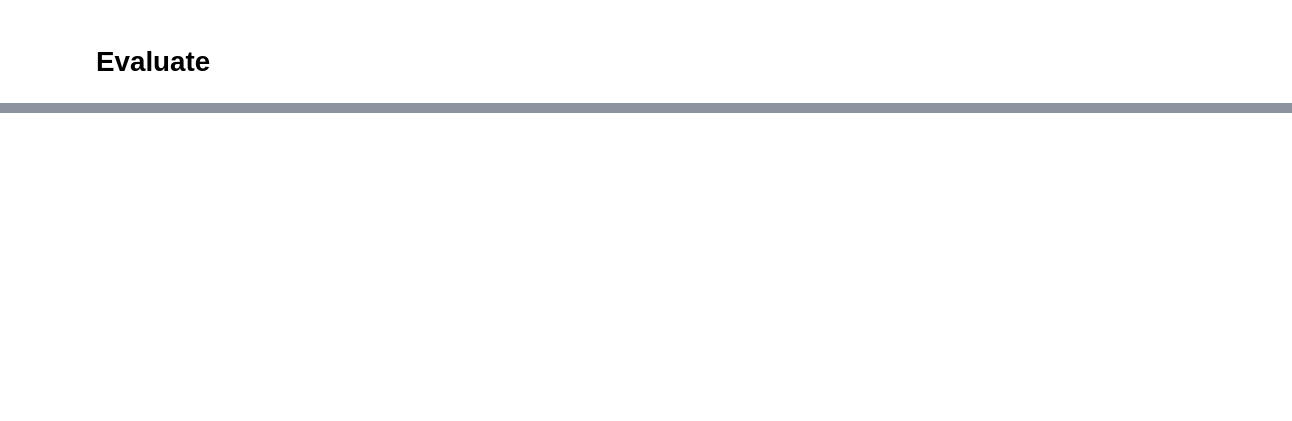
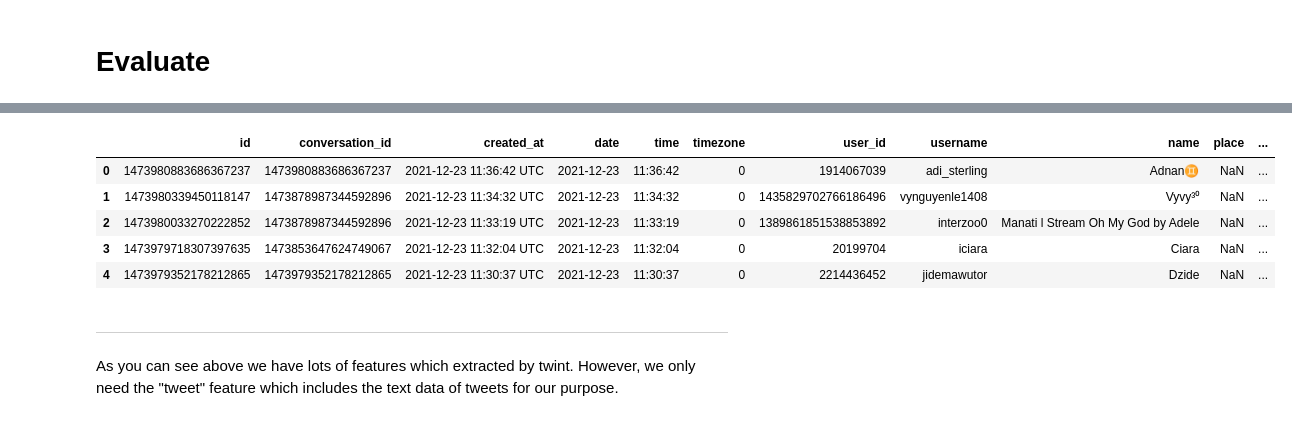
Before and after one commit to tanyelai/sentiment-aware-model-to-classify-tweets-in-real-time, a Jupyter notebook: sentiment-analysis-for-multi-class-tweets.ipynb, the cells around one changed output, grey strips where cells are left out. Saved outputs shown, nothing was run; the diff lists cells and outputs as text; code cells hidden in the pictures; blank space fills up the shorter version.

```diff
--- a/sentiment-analysis-for-multi-class-tweets.ipynb
+++ b/sentiment-analysis-for-multi-class-tweets.ipynb
@@ -498,0 +594,15 @@ weighted avg       0.78      0.78      0.78      3534
+# %%
+crawled_data = pd.read_csv("#GRAMMYs_tweet_data.csv")
+#crawled_data = pd.read_json("tweet_data.json", lines=True)
+pd.options.display.max_columns=36
+crawled_data.head()
+# %% [output]
+|  | id | conversation_id | created_at | date | time | timezone | user_id | username | name | place | ... |
+| 0 | 1473980883686367237 | 1473980883686367237 | 2021-12-23 11:36:42 UTC | 2021-12-23 | 11:36:42 | 0 | 1914067039 | adi_sterling | Adnan♊️ | NaN | ... |
+| 1 | 1473980339450118147 | 1473878987344592896 | 2021-12-23 11:34:32 UTC | 2021-12-23 | 11:34:32 | 0 | 1435829702766186496 | vynguyenle1408 | Vyvy³⁰ | NaN | ... |
+| 2 | 1473980033270222852 | 1473878987344592896 | 2021-12-23 11:33:19 UTC | 2021-12-23 | 11:33:19 | 0 | 1389861851538853892 | interzoo0 | Manati l Stream Oh My God by Adele | NaN | ... |
+| 3 | 1473979718307397635 | 1473853647624749067 | 2021-12-23 11:32:04 UTC | 2021-12-23 | 11:32:04 | 0 | 20199704 | iciara | Ciara | NaN | ... |
+| 4 | 1473979352178212865 | 1473979352178212865 | 2021-12-23 11:30:37 UTC | 2021-12-23 | 11:30:37 | 0 | 2214436452 | jidemawutor | Dzide | NaN | ... |
+# %% [markdown]
+_____
+As you can see above we have lots of features which extracted by twint. However, we only need the "tweet" feature which includes the text data of tweets for our purpose.
```
Also changed, not shown: parts of 34 cells of this notebook.
